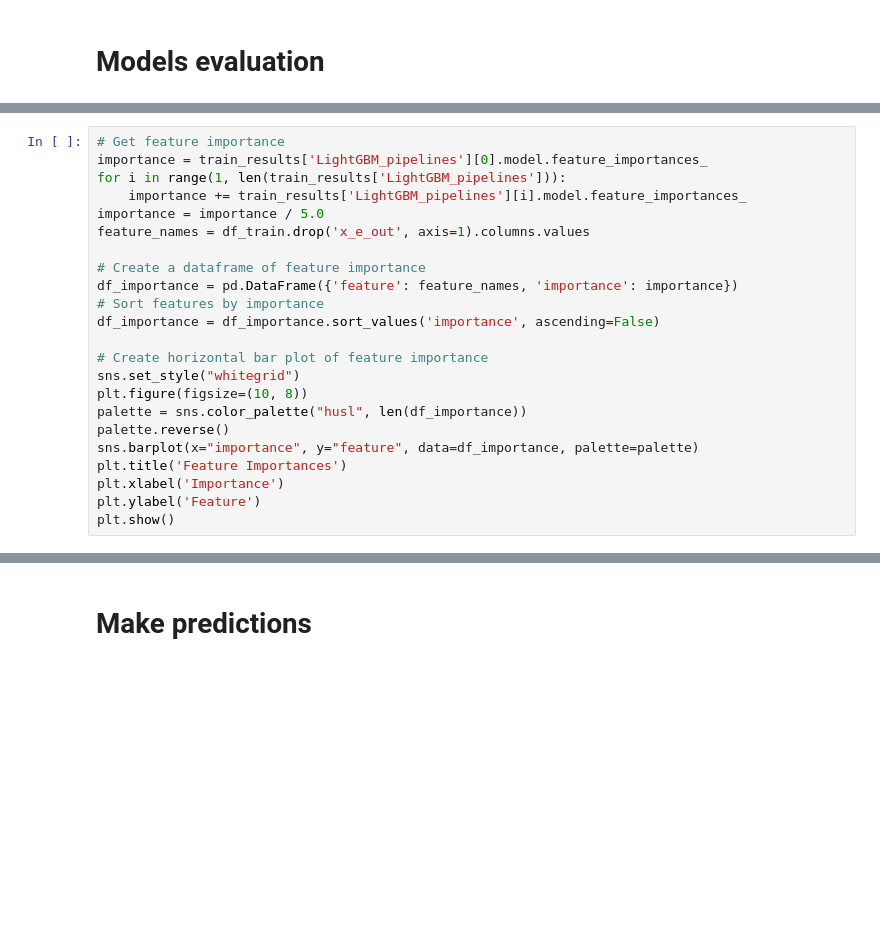
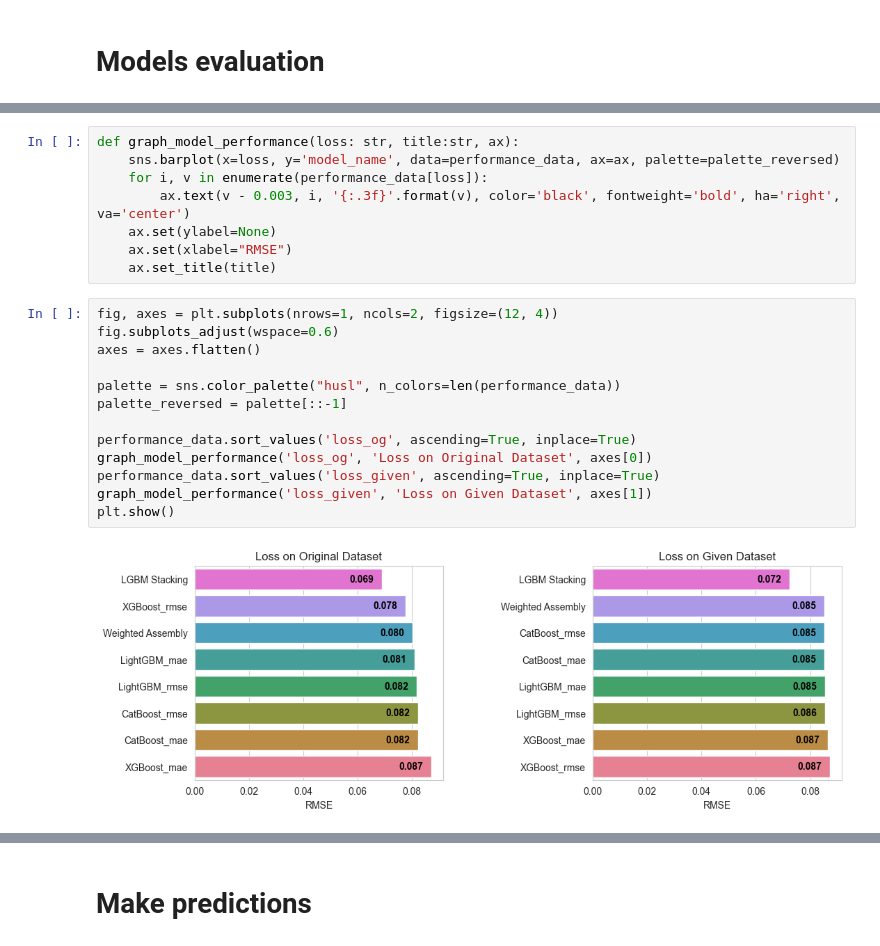
Before and after one commit to mnokno/FeatureImputationHeatFluxDataset, a Jupyter notebook: FeatureImputationHeatFluxDataset/src/FeatureImputationHeatFluxDataset.ipynb, the cells around one changed output, grey strips where cells are left out. Drawn from its saved outputs; the diff is of its cells as text; blank space fills up the shorter version.

```diff
--- a/FeatureImputationHeatFluxDataset/src/FeatureImputationHeatFluxDataset.ipynb
+++ b/FeatureImputationHeatFluxDataset/src/FeatureImputationHeatFluxDataset.ipynb
@@ -1065,23 +1032,0 @@ def make_predictions(x):
-# %%
-# Get feature importance
-importance = train_results['LightGBM_pipelines'][0].model.feature_importances_
-for i in range(1, len(train_results['LightGBM_pipelines'])):
-    importance += train_results['LightGBM_pipelines'][i].model.feature_importances_
-importance = importance / 5.0
-feature_names = df_train.drop('x_e_out', axis=1).columns.values
-
-# Create a dataframe of feature importance
-df_importance = pd.DataFrame({'feature': feature_names, 'importance': importance})
-# Sort features by importance
-df_importance = df_importance.sort_values('importance', ascending=False)
-
-# Create horizontal bar plot of feature importance
-sns.set_style("whitegrid")
-plt.figure(figsize=(10, 8))
-palette = sns.color_palette("husl", len(df_importance))
-palette.reverse()
-sns.barplot(x="importance", y="feature", data=df_importance, palette=palette)
-plt.title('Feature Importances')
-plt.xlabel('Importance')
-plt.ylabel('Feature')
-plt.show()
@@ -1101 +1062,24 @@ def get_split_data(eval_sets_idx) -> tuple[pd.DataFrame, pd.DataFrame]:
+# %%
+def graph_model_performance(loss: str, title:str, ax):
+    sns.barplot(x=loss, y='model_name', data=performance_data, ax=ax, palette=palette_reversed)
+    for i, v in enumerate(performance_data[loss]):
+        ax.text(v - 0.003, i, '{:.3f}'.format(v), color='black', fontweight='bold', ha='right', va='center')
+    ax.set(ylabel=None)
+    ax.set(xlabel="RMSE")
+    ax.set_title(title)
+# %%
+fig, axes = plt.subplots(nrows=1, ncols=2, figsize=(12, 4))
+fig.subplots_adjust(wspace=0.6)
+axes = axes.flatten()
+
+palette = sns.color_palette("husl", n_colors=len(performance_data))
+palette_reversed = palette[::-1]
+
+performance_data.sort_values('loss_og', ascending=True, inplace=True)
+graph_model_performance('loss_og', 'Loss on Original Dataset', axes[0])
+performance_data.sort_values('loss_given', ascending=True, inplace=True)
+graph_model_performance('loss_given', 'Loss on Given Dataset', axes[1])
+plt.show()
+# %% [output]
+[figure, added]
 # %%
```
Also changed, not shown: parts of 15 cells of this notebook, 1 other file.
